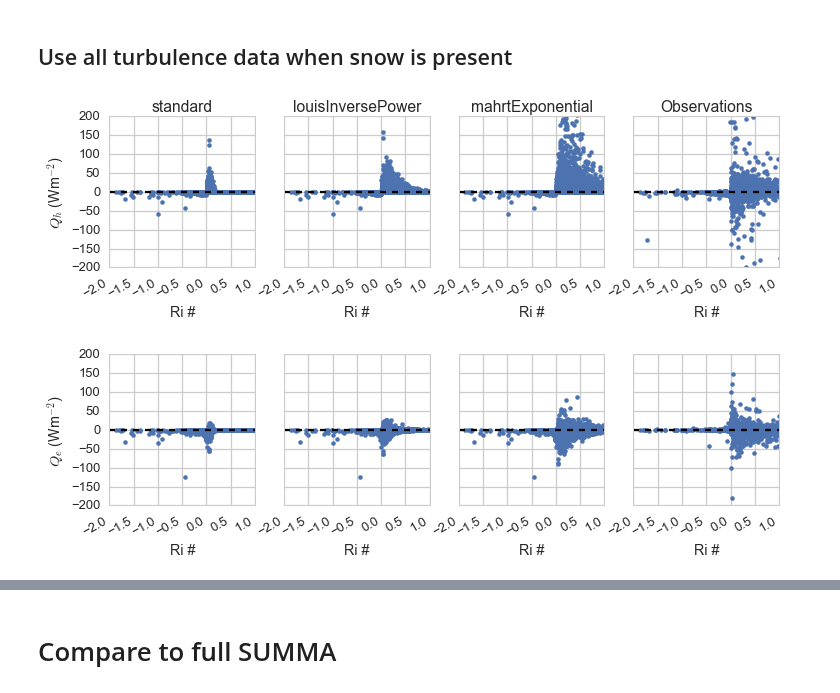
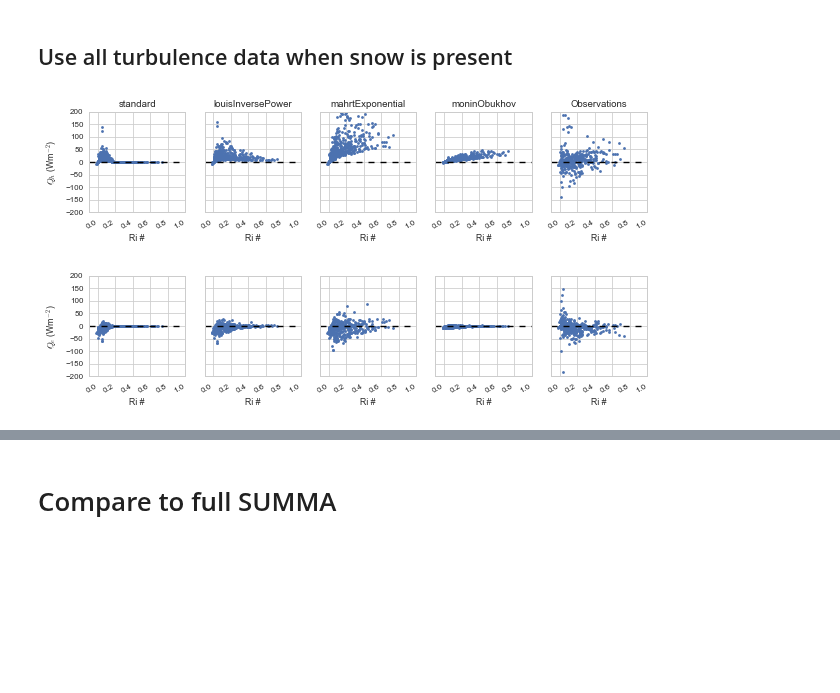
Before and after one commit to klapo/TurbulenceFeedbacks, a Jupyter notebook: TF.SUMMATurbConversion_SNQ.ipynb, the cells around one changed output, grey strips where cells are left out. Cells and saved outputs as stored; diff of their text form; code cells hidden in the pictures; blank space fills up the shorter version.

```diff
--- a/TF.SUMMATurbConversion_SNQ.ipynb
+++ b/TF.SUMMATurbConversion_SNQ.ipynb
@@ -528,19 +56,12 @@ support = xray.open_dataset('SnoqualmieObs.SupportData.wy2013_wy2015.nc')
 mHeight = 6.
 scalarGroundSnowFraction  = 1.
 soilRelHumidity = 1.
-# "soil"RelHumidity
-# scalarSoilRelHumidity  = scalarGroundSnowFraction*1._dp + (1._dp - scalarGroundSnowFraction)*soilRelHumidity_noSnow
 
-## Turbulence parameters
-critRichNumber = .2
-Louis79_bparam = 9.4
-Mahrt87_eScale = 1.
+# Turbulence parameters
 z0Ground = .005
-machineEpsilon = (np.finfo(float).eps)
 
 ## Misc. variables
-ixStability = ('standard','louisInversePower','mahrtExponential')
-ixDerivMethod = 'none'
+ixStability = ('standard','louisInversePower','mahrtExponential','moninObukhov')
 # %% [markdown]
 ## Discriminate for only wind > 2ms-1
 # %%
@@ -593,17 +115,14 @@ latent.to_netcdf('TF.SNQ_wind2msSP.OfflineTurb.latent.nc')
 ########
 # Sensible
 os.chdir(dirPrint)
-fig,axes = plt.subplots(1,4,sharey=True,figsize=(12,3))
+fig,axes = plt.subplots(1,5,sharey=True,figsize=(15,3))
 Qmax = 200
 Qmin = -200
 RiMax = 1.
 RiMin = -0.1
 
-Ri = bulkRichardson(support.T6[ind]+273.15,
-                    support.Tsrf[ind]+273.15,
-                    support.WIND[ind],
-                    mHeight-support.Snowdepth[ind],
-                    False)
+Ri = turbpy.bulkRichardson(support.T6[ind]+273.15, support.Tsrf[ind]+273.15, support.WIND[ind],
+                           mHeight-support.Snowdepth[ind], False)
 
 for n,stab in enumerate(ixStability):
     ax = axes[n]
@@ -633,7 +152,7 @@ fig.autofmt_xdate()
 ########
 # Latent
 os.chdir(dirPrint)
-fig,axes = plt.subplots(1,4,sharey=True,figsize=(12,3))
+fig,axes = plt.subplots(1,5,sharey=True,figsize=(15,3))
 
 for n,stab in enumerate(ixStability):
     ax = axes[n]
@@ -666,9 +185,9 @@ fig.autofmt_xdate()
 ########
 # Model Sensible vs Obs Sensible
 os.chdir(dirPrint)
-fig,axes = plt.subplots(1,3,sharey=True,figsize=(9,3.5))
+fig,axes = plt.subplots(1,4,sharey=True,figsize=(12,3.5))
 Qmax = 200
-Qmin = -250
+Qmin = -100
 
 for n,stab in enumerate(ixStability):
     ax = axes[n]
@@ -688,7 +207,7 @@ fig.autofmt_xdate()
 ########
 # Model Latent vs Obs Latent
 os.chdir(dirPrint)
-fig,axes = plt.subplots(1,3,sharey=True,figsize=(9,3.5))
+fig,axes = plt.subplots(1,4,sharey=True,figsize=(12,3.5))
 Qmax = 150
 Qmin = -50
 
@@ -759,17 +280,14 @@ latent.to_netcdf('TF.SNQ_SP.OfflineTurb.latent.nc')
 ########
 # Sensible
 os.chdir(dirPrint)
-fig,axes = plt.subplots(1,4,sharey=True,figsize=(12,3))
+fig,axes = plt.subplots(1,5,sharey=True,figsize=(10,2))
 Qmax = 200
 Qmin = -200
 RiMax = 1.
-RiMin = -2
+RiMin = -0.1
 
-Ri = bulkRichardson(support.T6[ind]+273.15,
-                    support.Tsrf[ind]+273.15,
-                    support.WIND[ind],
-                    mHeight-support.Snowdepth[ind],
-                    False)
+Ri = turbpy.bulkRichardson(support.T6[ind]+273.15, support.Tsrf[ind]+273.15, support.WIND[ind],
+                           mHeight-support.Snowdepth[ind], False)
 
 for n,stab in enumerate(ixStability):
     ax = axes[n]
@@ -794,40 +312,40 @@ ax.set_xlabel('Ri #')
 ax.set_title('Observations')
 
 fig.autofmt_xdate()
-fig.savefig('ATMS547.OfflineTurb.SNQ.Sensible_Ri.pdf')
+# fig.savefig('ATMS547.OfflineTurb.SNQ_wind2ms.Sensible_Ri.pdf')
 
 ########
 # Latent
 os.chdir(dirPrint)
-fig,axes = plt.subplots(1,4,sharey=True,figsize=(12,3))
+fig,axes = plt.subplots(1,5,sharey=True,figsize=(10,2))
 
 for n,stab in enumerate(ixStability):
     ax = axes[n]
     ax.plot(Ri[0], latent[stab],'.',label=stab)
     ax.plot([RiMin,RiMax],[0,0],'k--')
     ax.set_ylim(Qmin,Qmax)
     ax.set_xlim(RiMin,RiMax)
     ax.set_xlabel('Ri #')
 #     ax.set_title(stab)
 
 ax = axes[0]
 ax.set_ylabel('$Q_e$ (Wm$^{-2}$)')
 
 ax = axes[-1]
 ax.plot(Ri[0], \
         support.LatFlux[ind],\
         '.',label='Observations')
 ax.plot([RiMin,RiMax],[0,0],'k--')
 ax.set_ylim(Qmin,Qmax)
 ax.set_xlim(RiMin,RiMax)
 ax.set_xlabel('Ri #')
 # ax.set_title('Observations')
 
 fig.autofmt_xdate()
-fig.savefig('ATMS547.OfflineTurb.SNQ.Latent_Ri.pdf')
+# fig.savefig('ATMS547.OfflineTurb.SNQ_wind2ms.Latent_Ri.pdf')
 # %% [output]
-[figure, old version]
+[figure, new version]
-[figure, old version]
+[figure, new version]
 # %%
 ########
 # Model Sensible vs Obs Sensible
```
Also changed, not shown: parts of 26 cells of this notebook.
